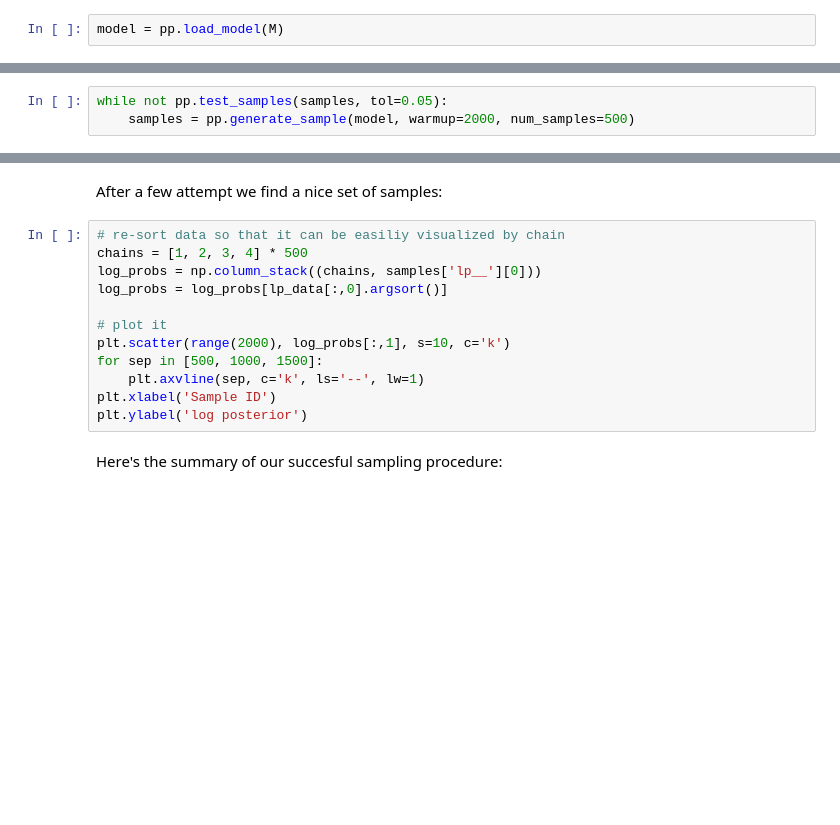
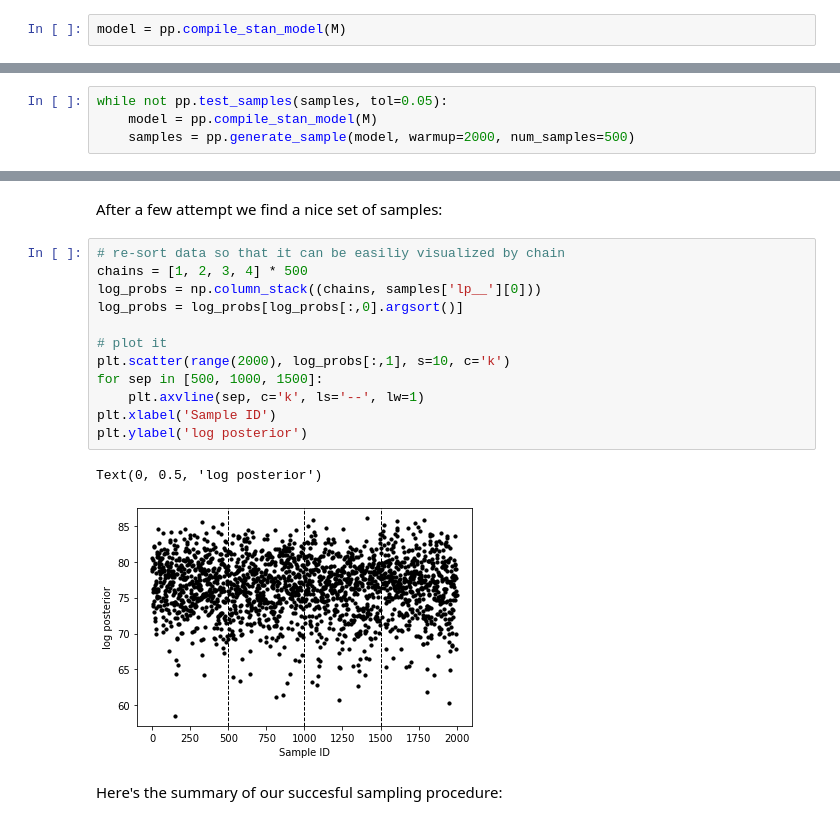
Before and after one commit to jg-you/plant-pollinator-inference, a Jupyter notebook: python_example.ipynb, the cells around one changed output, grey strips where cells are left out. Saved outputs shown, nothing was run; the diff lists cells and outputs as text; blank space fills up the shorter version.

```diff
--- a/python_example.ipynb
+++ b/python_example.ipynb
@@ -82,4 +101,4 @@ Compilation takes a bit of time, but we only need to compile the model once. We
 
 Our module `plant_pol_inference` (imported as `pp`) provides utilities to handle this.
 # %%
-model = pp.load_model(M)
+model = pp.compile_stan_model(M)
@@ -115,4 +174,5 @@ In this particular case, two chains have gotten stuck in an optima with lower po
 We'll re-run the sampling until we get a clean sample:
 # %%
 while not pp.test_samples(samples, tol=0.05):
+    model = pp.compile_stan_model(M)
     samples = pp.generate_sample(model, warmup=2000, num_samples=500)
@@ -121,15 +257,18 @@ After a few attempt we find a nice set of samples:
 # %%
 # re-sort data so that it can be easiliy visualized by chain
 chains = [1, 2, 3, 4] * 500
 log_probs = np.column_stack((chains, samples['lp__'][0]))
-log_probs = log_probs[lp_data[:,0].argsort()]
+log_probs = log_probs[log_probs[:,0].argsort()]
 
 # plot it
 plt.scatter(range(2000), log_probs[:,1], s=10, c='k')
 for sep in [500, 1000, 1500]:
     plt.axvline(sep, c='k', ls='--', lw=1)
 plt.xlabel('Sample ID')
 plt.ylabel('log posterior')
+# %% [output]
+Text(0, 0.5, 'log posterior')
+[figure, added]
 # %% [markdown]
 Here's the summary of our succesful sampling procedure:
 # %%
```
Also changed, not shown: parts of 22 cells of this notebook, 3 other files.
